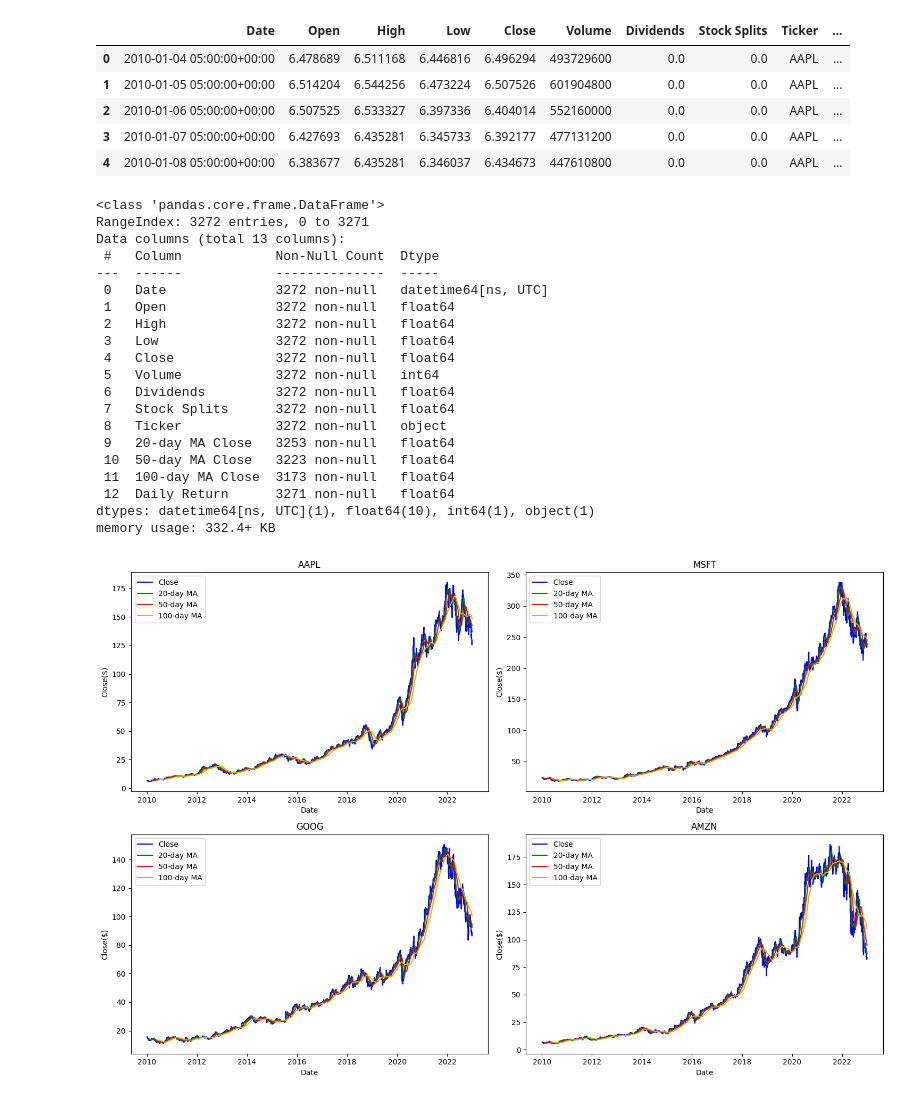
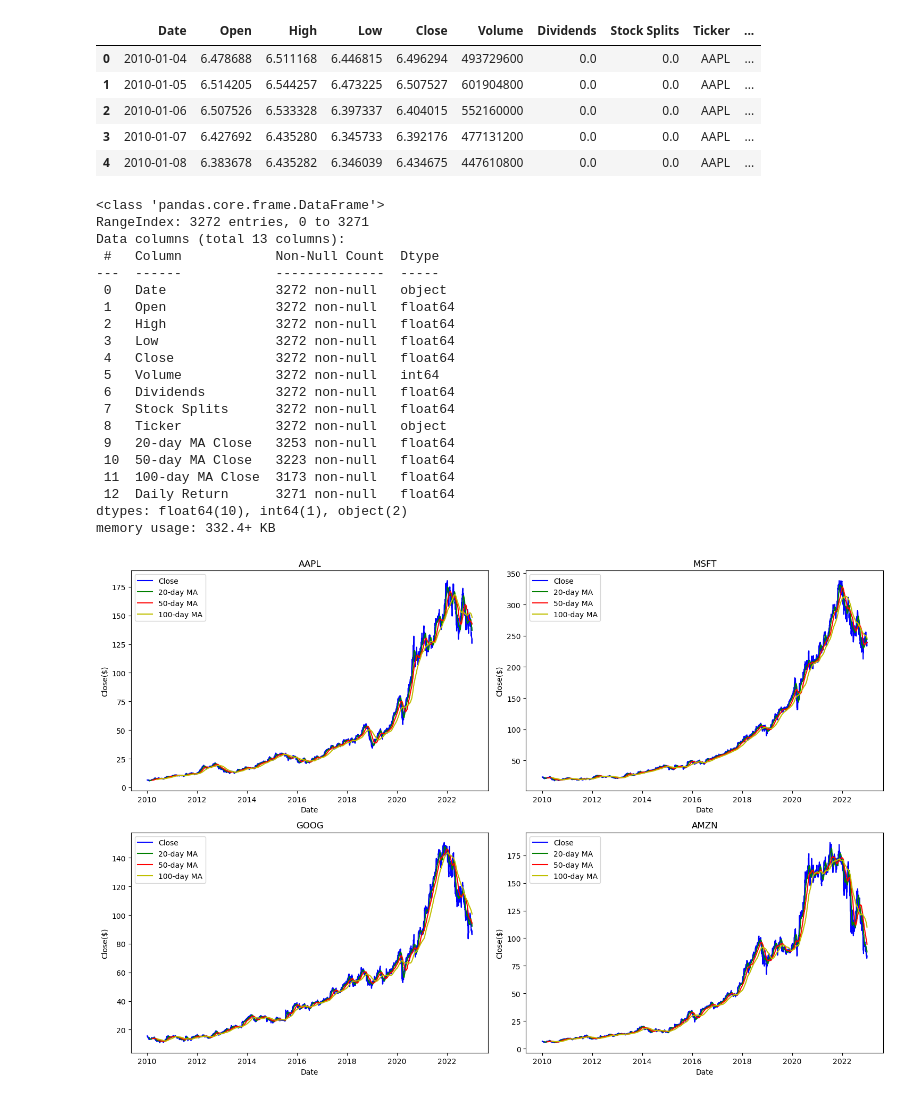
Before and after one commit to kamalavi/Stock-Price-Prediction, a Jupyter notebook: stock_prediction_model.ipynb, the cells around one changed output. Cells and saved outputs as stored; diff of their text form; code cells hidden in the pictures.

```diff
--- a/stock_prediction_model.ipynb
+++ b/stock_prediction_model.ipynb
@@ -38,38 +25,41 @@ class DataProcessing:
 # %%
-#ingest data
+#ingest data and do preliminary data cleansing
+
 stock_dict = {}
 ma_day = [20,50,100]
+
 for stock in stock_list:
-    get_stock_data(stock, start_date, end_date).to_csv(stock + ".csv",index=False) #uncomment to get new data
-    stock_dict[stock] = pd.read_csv(stock + ".csv")
-    stock_dict[stock]['Date'] = stock_dict[stock]['Date'].apply(lambda x: datetime.fromisoformat(x).astimezone(pytz.utc))
-    stock_dict[stock]['Ticker'] = stock
+    get_stock_data(stock, start_date, end_date).to_csv(stock + ".csv",index=False)
+    stock_dict[stock] = dict()
+    stock_dict[stock]['data'] = pd.read_csv(stock + '.csv')
+    stock_dict[stock]['data']['Ticker'] = stock
+    stock_dict[stock]['data']['Date'] = stock_dict[stock]['data']['Date'].apply(lambda x: datetime.fromisoformat(x).astimezone(pytz.utc).date())
 
     #calculated moving average stock prices
     for ma in ma_day:
         var_name = f"{ma}-day MA Close"
-        stock_dict[stock][var_name] = stock_dict[stock]['Close'].rolling(ma).mean()
+        stock_dict[stock]['data'][var_name] = stock_dict[stock]['data']['Close'].rolling(ma).mean()
 
     #calculate daily percentage change (i.e., daily return)
-    stock_dict[stock]['Daily Return'] = stock_dict[stock]['Close'].pct_change()
+    stock_dict[stock]['data']['Daily Return'] = stock_dict[stock]['data']['Close'].pct_change()
 # %%
-stock_dict['AAPL'].head()
+stock_dict['AAPL']['data'].head()
 # %% [output]
 |  | Date | Open | High | Low | Close | Volume | Dividends | Stock Splits | Ticker | ... |
-| 0 | 2010-01-04 05:00:00+00:00 | 6.478689 | 6.511168 | 6.446816 | 6.496294 | 493729600 | 0.0 | 0.0 | AAPL | ... |
-| 1 | 2010-01-05 05:00:00+00:00 | 6.514204 | 6.544256 | 6.473224 | 6.507526 | 601904800 | 0.0 | 0.0 | AAPL | ... |
-| 2 | 2010-01-06 05:00:00+00:00 | 6.507525 | 6.533327 | 6.397336 | 6.404014 | 552160000 | 0.0 | 0.0 | AAPL | ... |
-| 3 | 2010-01-07 05:00:00+00:00 | 6.427693 | 6.435281 | 6.345733 | 6.392177 | 477131200 | 0.0 | 0.0 | AAPL | ... |
-| 4 | 2010-01-08 05:00:00+00:00 | 6.383677 | 6.435281 | 6.346037 | 6.434673 | 447610800 | 0.0 | 0.0 | AAPL | ... |
+| 0 | 2010-01-04 | 6.478688 | 6.511168 | 6.446815 | 6.496294 | 493729600 | 0.0 | 0.0 | AAPL | ... |
+| 1 | 2010-01-05 | 6.514205 | 6.544257 | 6.473225 | 6.507527 | 601904800 | 0.0 | 0.0 | AAPL | ... |
+| 2 | 2010-01-06 | 6.507526 | 6.533328 | 6.397337 | 6.404015 | 552160000 | 0.0 | 0.0 | AAPL | ... |
+| 3 | 2010-01-07 | 6.427692 | 6.435280 | 6.345733 | 6.392176 | 477131200 | 0.0 | 0.0 | AAPL | ... |
+| 4 | 2010-01-08 | 6.383678 | 6.435282 | 6.346039 | 6.434675 | 447610800 | 0.0 | 0.0 | AAPL | ... |
 # %%
-stock_dict['AAPL'].info()
+stock_dict['AAPL']['data'].info()
 # %% [output]
 <class 'pandas.core.frame.DataFrame'>
 RangeIndex: 3272 entries, 0 to 3271
 Data columns (total 13 columns):
  #   Column            Non-Null Count  Dtype
 ---  ------            --------------  -----
- 0   Date              3272 non-null   datetime64[ns, UTC]
+ 0   Date              3272 non-null   object
  1   Open              3272 non-null   float64
  2   High              3272 non-null   float64
  3   Low               3272 non-null   float64
@@ -82,7 +72,7 @@ Data columns (total 13 columns):
  10  50-day MA Close   3223 non-null   float64
  11  100-day MA Close  3173 non-null   float64
  12  Daily Return      3271 non-null   float64
-dtypes: datetime64[ns, UTC](1), float64(10), int64(1), object(1)
+dtypes: float64(10), int64(1), object(2)
 memory usage: 332.4+ KB
 # %%
 #plot stock close and  moving average (20, 50, 100-day) close price
```
Also changed, not shown: parts of 6 cells of this notebook.
